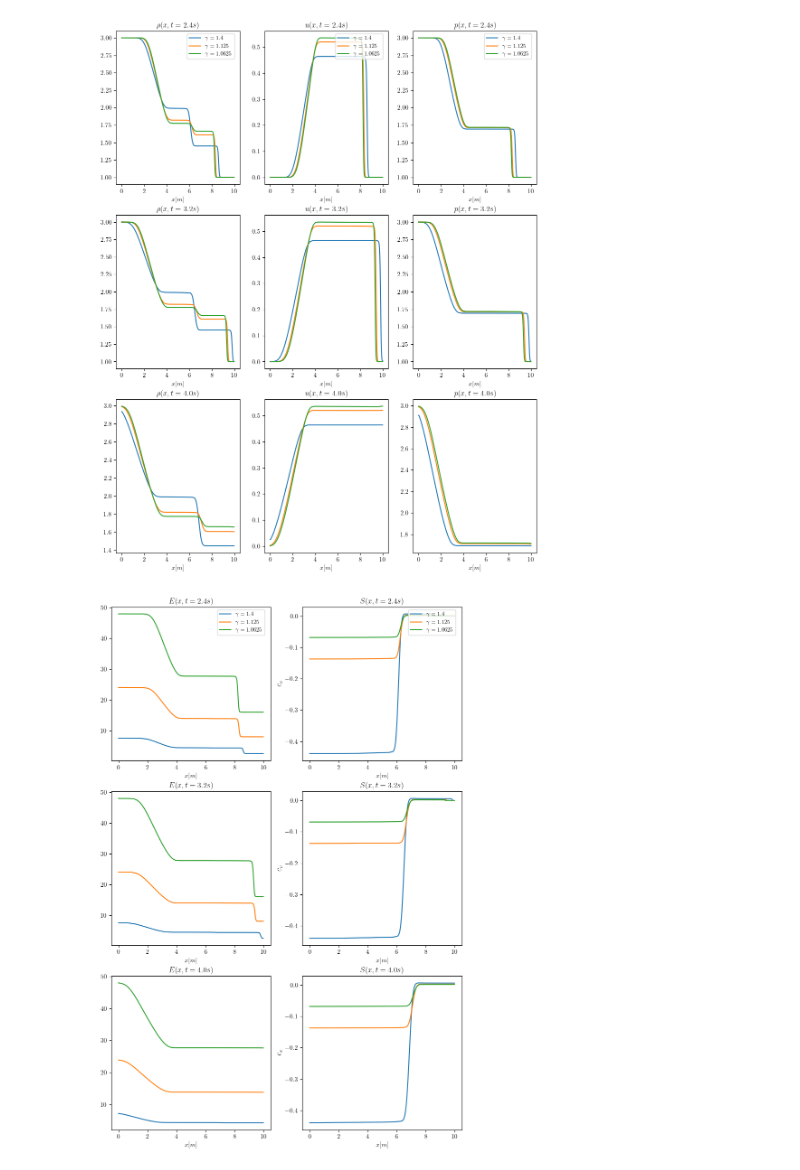
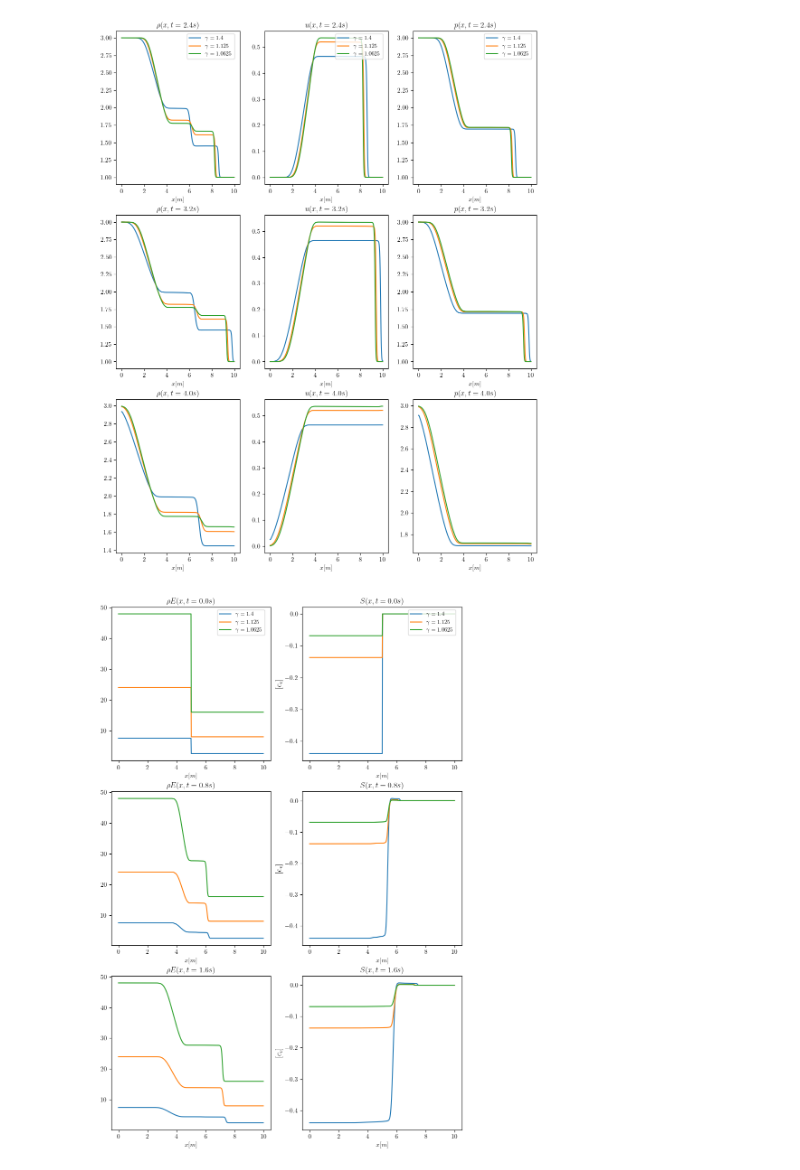
Before and after one commit to highchen147/tesis, a Jupyter notebook: euler1D/experimentos/visualizacion.ipynb, the cells around one changed output. Cells and saved outputs as stored; diff of their text form; code cells hidden in the pictures.

```diff
--- a/euler1D/experimentos/visualizacion.ipynb
+++ b/euler1D/experimentos/visualizacion.ipynb
@@ -118,34 +118,34 @@ plt.savefig(f'graficas_sod/2.pdf', bbox_inches='tight', pad_inches=0.05, format=
 # %%
 # Gráfica energía
 plt.rcParams['font.family'] = 'serif'
 plt.rcParams['text.usetex'] = True
 plt.rcParams['text.latex.preamble'] = r'\usepackage{amsmath}'
 
 fig, lista_plots = plt.subplots(3, 2, figsize=(10, 15))
-instantes = [4,5,6]
-variables_datos = {"energia": {"nombre": r"$E$"},
+instantes = [1,2,3]
+variables_datos = {"energia": {"nombre": r"$\rho E$"},
                    "entropia": {"nombre": r"$S$"}}
 
 # print(variables_datos["rho"]["nombre"])
 for i in range(len(instantes)):
     instant = instantes[i]
     data_instant = data.query("Instante == @instant")
     tiempo = data_instant["t"].values[0]
     for j in range(2):
         variable = list(variables_datos.keys())[j]
         lista_plots[i][j]: plt.Axes
         lista_plots[i][j].plot(data_instant["x"], data_instant[variable+"_gamma1.4"], label=r"$\gamma = 1.4$")
         lista_plots[i][j].plot(data_instant["x"], data_instant[variable+"_gamma1.125"], label=r"$\gamma = 1.125$")
         lista_plots[i][j].plot(data_instant["x"], data_instant[variable+"_gamma1.0625"], label=r"$\gamma = 1.0625$")
         titulo = variables_datos[variable]["nombre"].replace(r"$", "")
         titulo += f"(x,t = {tiempo}s)"
         titulo = r"$" + titulo + r"$"
         lista_plots[i][j].set_title(titulo)
         lista_plots[i][j].set_xlabel(r"$x[m]$")
         if j == 1:
-            lista_plots[i][j].set_ylabel(r"$c_{v}$", fontsize=12)
+            lista_plots[i][j].set_ylabel(r"$[c_{v}]$", fontsize=12)
         if i == 0:
             lista_plots[i][j].legend(fontsize = 9, loc='upper right', bbox_to_anchor=(0.98, 1.0))
-plt.savefig(f'energia/2.pdf', bbox_inches='tight', pad_inches=0.05, format='pdf')
+plt.savefig(f'energia/1.pdf', bbox_inches='tight', pad_inches=0.05, format='pdf')
 # %% [output]
-[figure, old version]
+[figure, new version]
```
Also changed, not shown: 13 other files.
